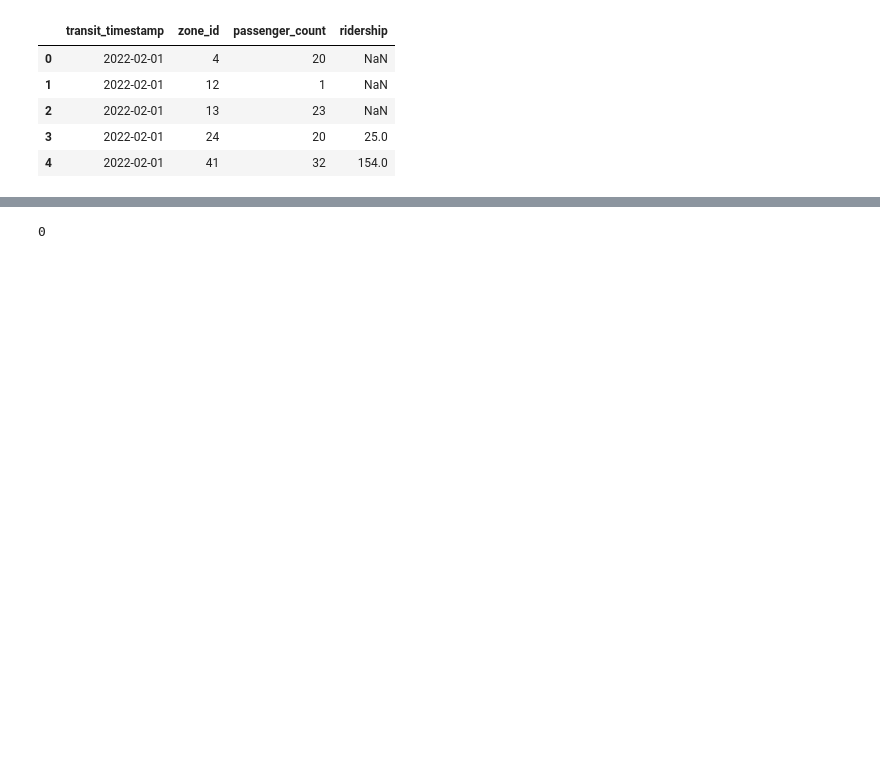
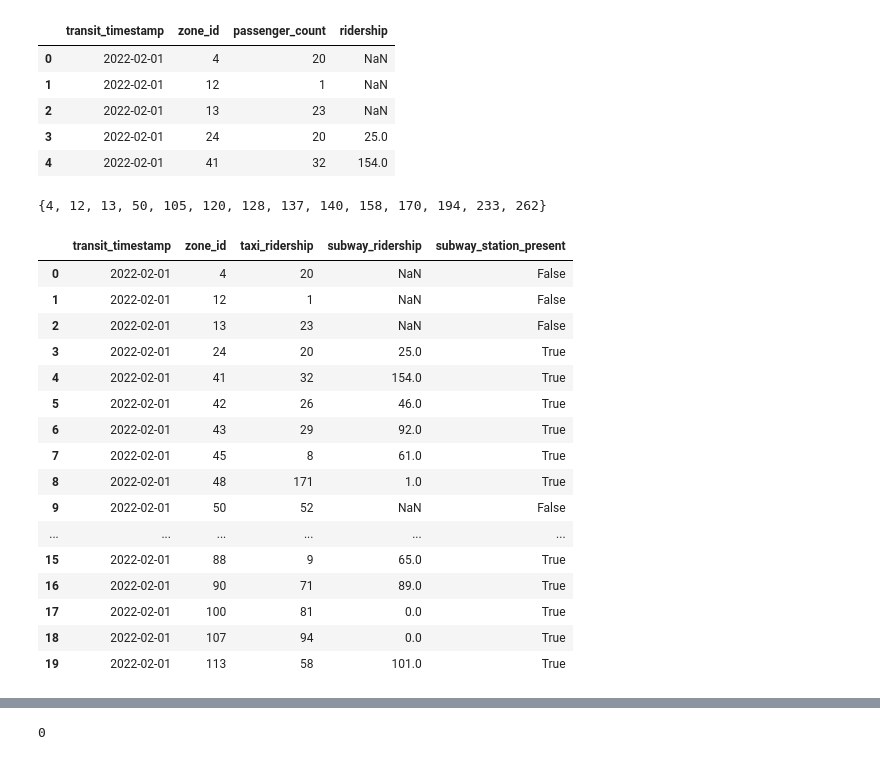
Before and after one commit to DR7439/New-York-App, a Jupyter notebook: data-analytics/taxi_sybway_zones_prep.ipynb, the cells around one changed output, grey strips where cells are left out. Drawn from its saved outputs; the diff is of its cells as text; code cells hidden in the pictures; blank space fills up the shorter version.

```diff
--- a/data-analytics/taxi_sybway_zones_prep.ipynb
+++ b/data-analytics/taxi_sybway_zones_prep.ipynb
@@ -253,0 +265,15 @@ taxi_df[taxi_df['zone_id'] == 113]
+# %%
+# Get unique zone IDs
+unique_zone_ids = subway_df['zone_id'].unique()
+
+# Get unique timestamps
+unique_timestamps = subway_df['transit_timestamp'].unique()
+
+# Create a DataFrame with all combinations of timestamps and zone IDs
+all_combinations = pd.DataFrame(list(itertools.product(unique_timestamps, unique_zone_ids)), columns=['transit_timestamp', 'zone_id'])
+
+# Merge with the original DataFrame
+subway_df = pd.merge(all_combinations, subway_df, on=['transit_timestamp', 'zone_id'], how='left')
+
+# Fill NaN values in the ridership column with zero
+subway_df['ridership'].fillna(0, inplace=True)
@@ -253,0 +289,3 @@ taxi_df[taxi_df['zone_id'] == 113]
+# %%
+#change ridership type to int
+subway_df['ridership'] = subway_df['ridership'].astype('int')
@@ -263,3 +320,9 @@ df.head()
 | 2 | 2022-02-01 | 13 | 23 | NaN |
 | 3 | 2022-02-01 | 24 | 20 | 25.0 |
 | 4 | 2022-02-01 | 41 | 32 | 154.0 |
+# %%
+#get the zone ids that are in the taxi_df and not in the subway df
+zone_ids_without_subway = set(taxi_df['zone_id']) - set(subway_df['zone_id'])
+zone_ids_without_subway
+# %% [output]
+{4, 12, 13, 50, 105, 120, 128, 137, 140, 158, 170, 194, 233, 262}
@@ -266,3 +334,23 @@ df.head()
+# %%
+df.head(20)
+# %% [output]
+|  | transit_timestamp | zone_id | taxi_ridership | subway_ridership | subway_station_present |
+| 0 | 2022-02-01 | 4 | 20 | NaN | False |
+| 1 | 2022-02-01 | 12 | 1 | NaN | False |
+| 2 | 2022-02-01 | 13 | 23 | NaN | False |
+| 3 | 2022-02-01 | 24 | 20 | 25.0 | True |
+| 4 | 2022-02-01 | 41 | 32 | 154.0 | True |
+| 5 | 2022-02-01 | 42 | 26 | 46.0 | True |
+| 6 | 2022-02-01 | 43 | 29 | 92.0 | True |
+| 7 | 2022-02-01 | 45 | 8 | 61.0 | True |
+| 8 | 2022-02-01 | 48 | 171 | 1.0 | True |
+| 9 | 2022-02-01 | 50 | 52 | NaN | False |
+| ... | ... | ... | ... | ... | ... |
+| 15 | 2022-02-01 | 88 | 9 | 65.0 | True |
+| 16 | 2022-02-01 | 90 | 71 | 89.0 | True |
+| 17 | 2022-02-01 | 100 | 81 | 0.0 | True |
+| 18 | 2022-02-01 | 107 | 94 | 0.0 | True |
+| 19 | 2022-02-01 | 113 | 58 | 101.0 | True |
 # %%
 df.dtypes
 # %% [output]
```
Also changed, not shown: parts of 27 cells of this notebook.
